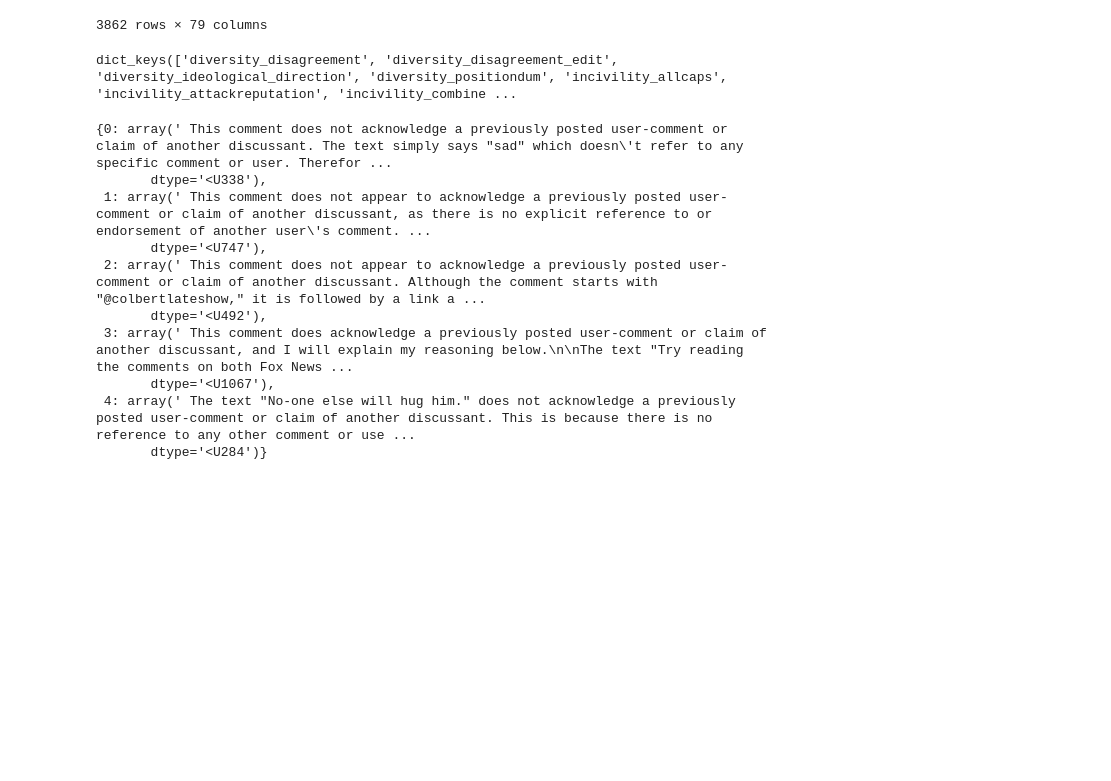
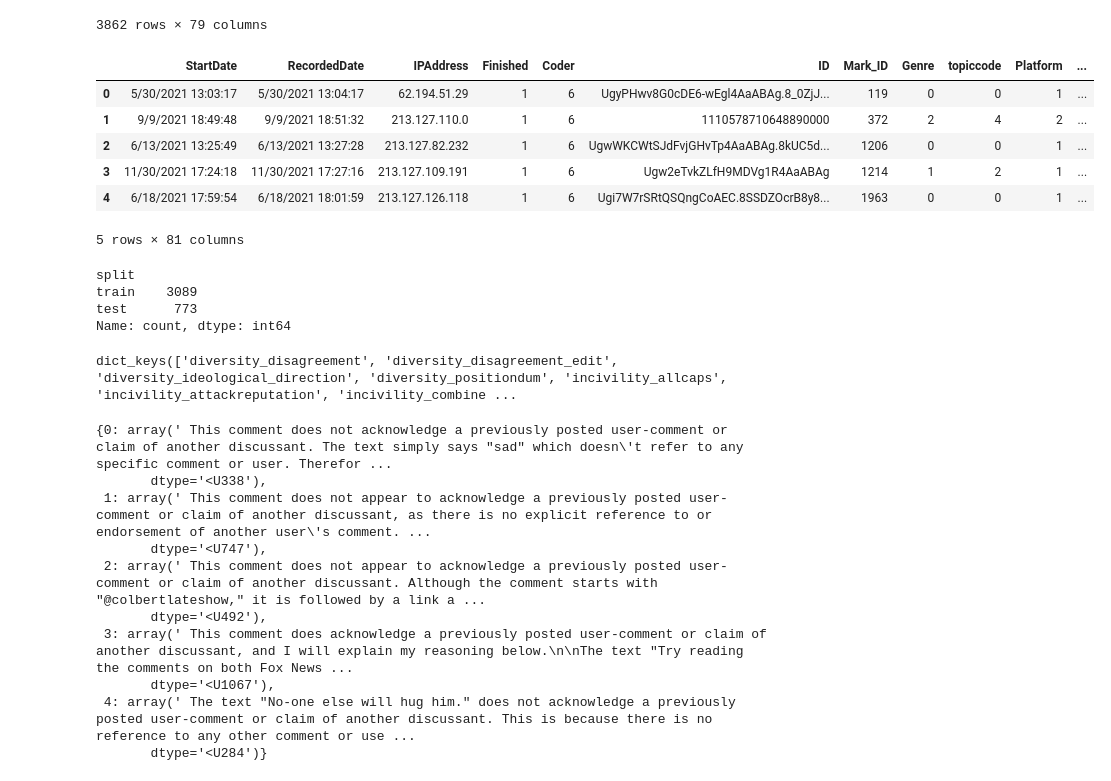
Before and after one commit to cl-trier/TWON-Exploration, a Jupyter notebook: 26--Classify PublicSphere-benchmark.ipynb, the cells around one changed output. Cells and saved outputs as stored; diff of their text form; code cells hidden in the pictures; blank space fills up the shorter version.

Commit message:
added classification pubsphere data on test set

```diff
--- a/26--Classify PublicSphere-benchmark.ipynb
+++ b/26--Classify PublicSphere-benchmark.ipynb
@@ -50,3 +50,17 @@ dataset
 | 3860 | 10/15/2021 18:30:04 | 10/15/2021 18:35:40 | 213.127.109.191 | 1 | 6 | UgyWabsmmnq3zam4DgZ4AaABAg | 20000418 | 2 | 3 | 1 | ... |
 | 3861 | 11/19/2021 17:49:17 | 11/19/2021 17:51:04 | 213.127.109.191 | 1 | 6 | UgwPOHIDyICm10k0Mvx4AaABAg | 20001003 | 0 | 3 | 1 | ... |
 3862 rows × 79 columns
+# %%
+#load train/test data
+trainset: pd.DataFrame = pd.read_csv('data/publicsphere/train.csv')
+testset: pd.DataFrame = pd.read_csv('data/publicsphere/test.csv')
+# %%
+trainset.head()
+# %% [output]
+|  | StartDate | RecordedDate | IPAddress | Finished | Coder | ID | Mark_ID | Genre | topiccode | Platform | ... |
+| 0 | 5/30/2021 13:03:17 | 5/30/2021 13:04:17 | 62.194.51.29 | 1 | 6 | UgyPHwv8G0cDE6-wEgl4AaABAg.8_0ZjJ... | 119 | 0 | 0 | 1 | ... |
+| 1 | 9/9/2021 18:49:48 | 9/9/2021 18:51:32 | 213.127.110.0 | 1 | 6 | 1110578710648890000 | 372 | 2 | 4 | 2 | ... |
+| 2 | 6/13/2021 13:25:49 | 6/13/2021 13:27:28 | 213.127.82.232 | 1 | 6 | UgwWKCWtSJdFvjGHvTp4AaABAg.8kUC5d... | 1206 | 0 | 0 | 1 | ... |
+| 3 | 11/30/2021 17:24:18 | 11/30/2021 17:27:16 | 213.127.109.191 | 1 | 6 | Ugw2eTvkZLfH9MDVg1R4AaABAg | 1214 | 1 | 2 | 1 | ... |
+| 4 | 6/18/2021 17:59:54 | 6/18/2021 18:01:59 | 213.127.126.118 | 1 | 6 | Ugi7W7rSRtQSQngCoAEC.8SSDZOcrB8y8... | 1963 | 0 | 0 | 1 | ... |
+5 rows × 81 columns
@@ -53,3 +71,10 @@ dataset
+# %%
+dataset['split'].value_counts()
+# %% [output]
+split
+train    3089
+test      773
+Name: count, dtype: int64
 # %%
 MODEL: str = 'llama3.1:70b-instruct-q6_K' # options: 'gemma:7b-instruct-q6_K', 'gemma2:27b-instruct-q6_K', 'llama3.1:8b-instruct-q6_K', 'llama3.1:70b-instruct-q6_K', 'mistral:7b-instruct-v0.3-q6_K', 'mistral-large:123b-instruct-2407-q6_K', 'mixtral:8x7b-instruct-v0.1-q6_K', 'mixtral:8x22b-instruct-v0.1-q6_K', 'phi3:14b-medium-128k-instruct-q6_K' or 'qwen2:72b-instruct-q6_K'
 CFG.prompt_classify_files.keys()
```
Also changed, not shown: parts of 17 cells of this notebook, 2 other files.
